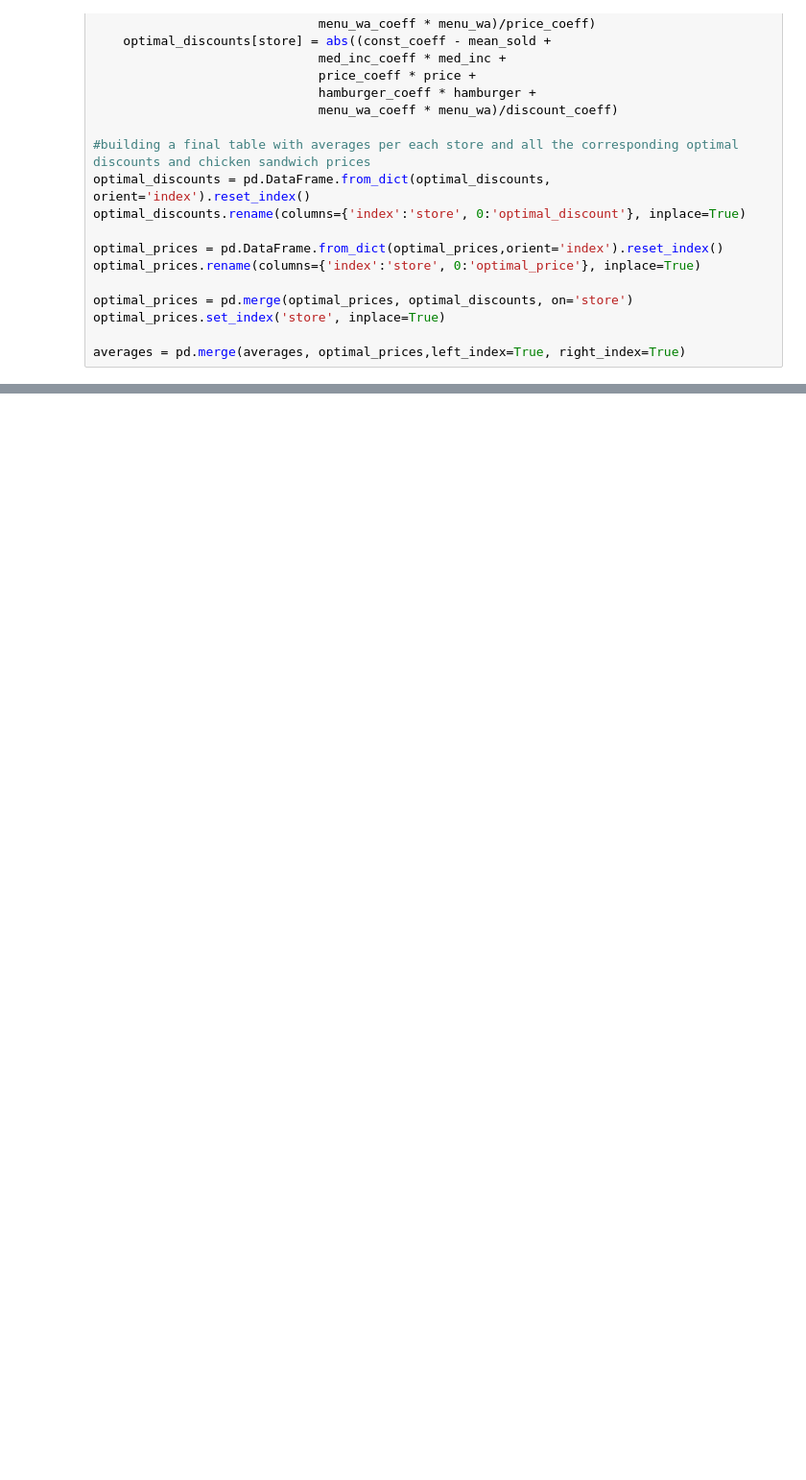
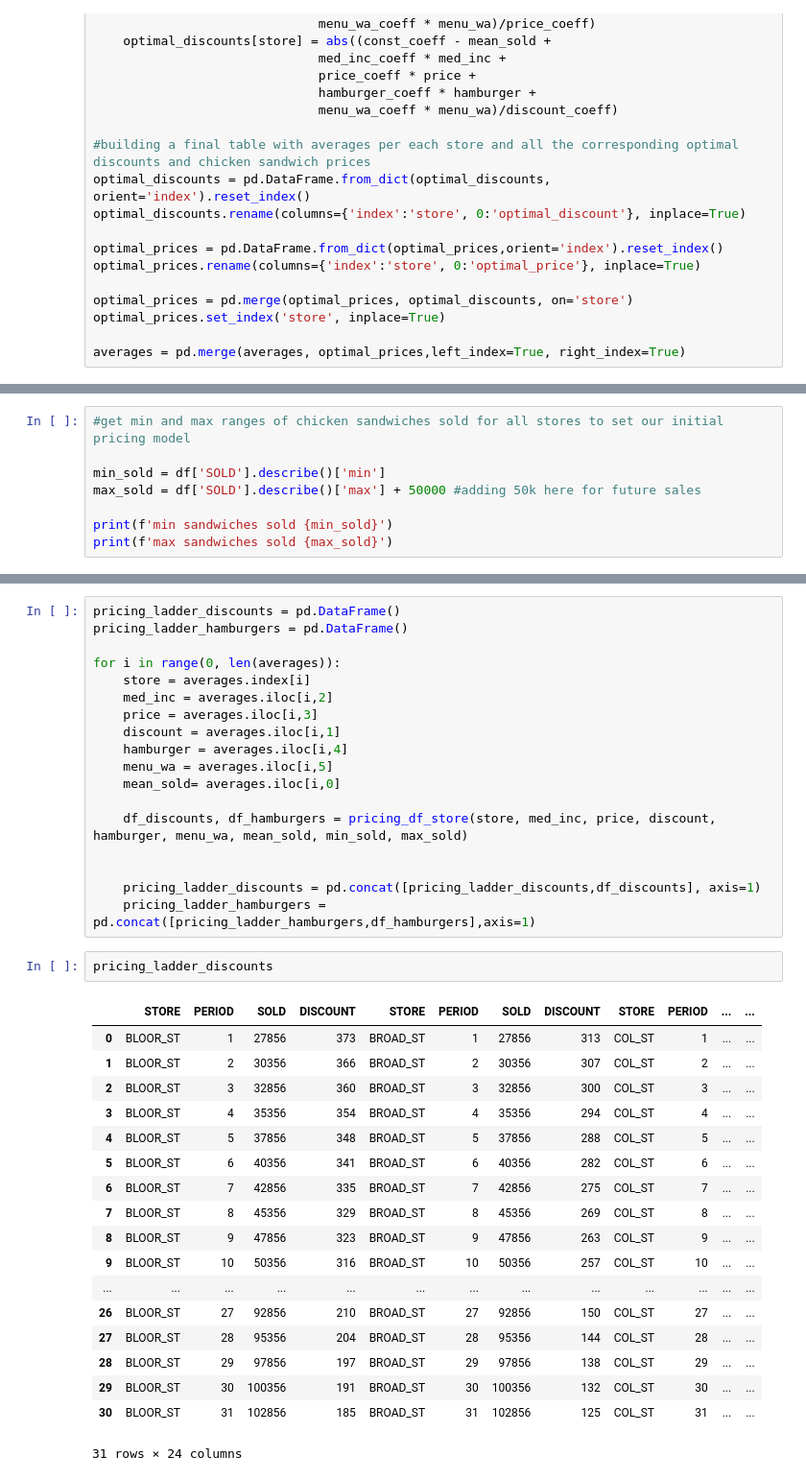
Before and after one commit to gimenopea/MKTG6264-AIMLMktgAutomation, a Jupyter notebook: Case_Study_3_Raw_Code_Analysis.ipynb, the cells around one changed output, grey strips where cells are left out. Shown at 96% size. Drawn from its saved outputs; the diff is of its cells as text; blank space fills up the shorter version.

```diff
--- a/Case_Study_3_Raw_Code_Analysis.ipynb
+++ b/Case_Study_3_Raw_Code_Analysis.ipynb
@@ -275,0 +278,8 @@ averages
+# %%
+#get min and max ranges of chicken sandwiches sold for all stores to set our initial pricing model
+
+min_sold = df['SOLD'].describe()['min']
+max_sold = df['SOLD'].describe()['max'] + 50000 #adding 50k here for future sales
+
+print(f'min sandwiches sold {min_sold}')
+print(f'max sandwiches sold {max_sold}')
@@ -275,0 +321,39 @@ averages
+# %%
+pricing_ladder_discounts = pd.DataFrame()
+pricing_ladder_hamburgers = pd.DataFrame()
+
+for i in range(0, len(averages)):
+    store = averages.index[i]
+    med_inc = averages.iloc[i,2]
+    price = averages.iloc[i,3]
+    discount = averages.iloc[i,1]
+    hamburger = averages.iloc[i,4]
+    menu_wa = averages.iloc[i,5]
+    mean_sold= averages.iloc[i,0]
+
+    df_discounts, df_hamburgers = pricing_df_store(store, med_inc, price, discount, hamburger, menu_wa, mean_sold, min_sold, max_sold)
+
+
+    pricing_ladder_discounts = pd.concat([pricing_ladder_discounts,df_discounts], axis=1)
+    pricing_ladder_hamburgers = pd.concat([pricing_ladder_hamburgers,df_hamburgers],axis=1)
+# %%
+pricing_ladder_discounts
+# %% [output]
+|  | STORE | PERIOD | SOLD | DISCOUNT | STORE | PERIOD | SOLD | DISCOUNT | STORE | PERIOD | ... | ... |
+| 0 | BLOOR_ST | 1 | 27856 | 373 | BROAD_ST | 1 | 27856 | 313 | COL_ST | 1 | ... | ... |
+| 1 | BLOOR_ST | 2 | 30356 | 366 | BROAD_ST | 2 | 30356 | 307 | COL_ST | 2 | ... | ... |
+| 2 | BLOOR_ST | 3 | 32856 | 360 | BROAD_ST | 3 | 32856 | 300 | COL_ST | 3 | ... | ... |
+| 3 | BLOOR_ST | 4 | 35356 | 354 | BROAD_ST | 4 | 35356 | 294 | COL_ST | 4 | ... | ... |
+| 4 | BLOOR_ST | 5 | 37856 | 348 | BROAD_ST | 5 | 37856 | 288 | COL_ST | 5 | ... | ... |
+| 5 | BLOOR_ST | 6 | 40356 | 341 | BROAD_ST | 6 | 40356 | 282 | COL_ST | 6 | ... | ... |
+| 6 | BLOOR_ST | 7 | 42856 | 335 | BROAD_ST | 7 | 42856 | 275 | COL_ST | 7 | ... | ... |
+| 7 | BLOOR_ST | 8 | 45356 | 329 | BROAD_ST | 8 | 45356 | 269 | COL_ST | 8 | ... | ... |
+| 8 | BLOOR_ST | 9 | 47856 | 323 | BROAD_ST | 9 | 47856 | 263 | COL_ST | 9 | ... | ... |
+| 9 | BLOOR_ST | 10 | 50356 | 316 | BROAD_ST | 10 | 50356 | 257 | COL_ST | 10 | ... | ... |
+| ... | ... | ... | ... | ... | ... | ... | ... | ... | ... | ... | ... | ... |
+| 26 | BLOOR_ST | 27 | 92856 | 210 | BROAD_ST | 27 | 92856 | 150 | COL_ST | 27 | ... | ... |
+| 27 | BLOOR_ST | 28 | 95356 | 204 | BROAD_ST | 28 | 95356 | 144 | COL_ST | 28 | ... | ... |
+| 28 | BLOOR_ST | 29 | 97856 | 197 | BROAD_ST | 29 | 97856 | 138 | COL_ST | 29 | ... | ... |
+| 29 | BLOOR_ST | 30 | 100356 | 191 | BROAD_ST | 30 | 100356 | 132 | COL_ST | 30 | ... | ... |
+| 30 | BLOOR_ST | 31 | 102856 | 185 | BROAD_ST | 31 | 102856 | 125 | COL_ST | 31 | ... | ... |
+31 rows × 24 columns
```
Also changed, not shown: parts of 7 cells of this notebook.
